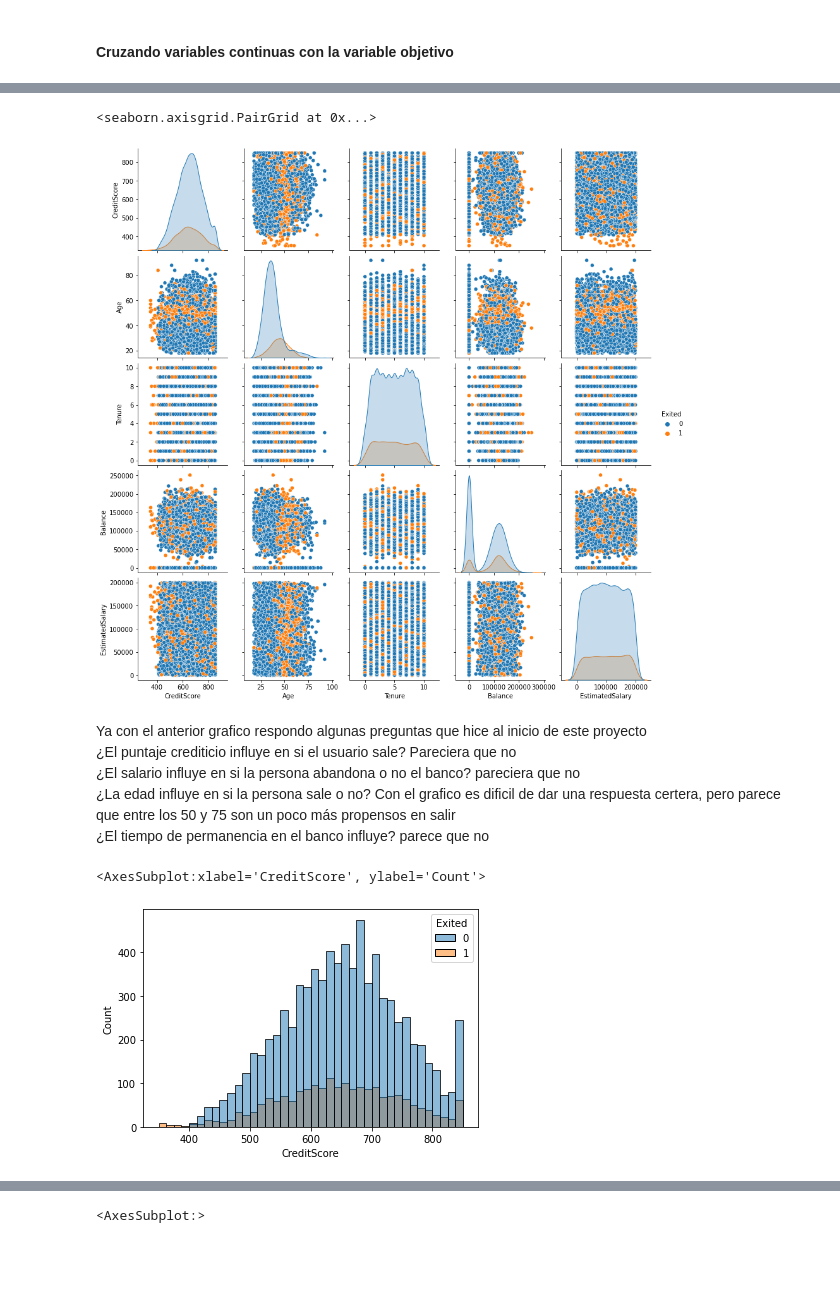
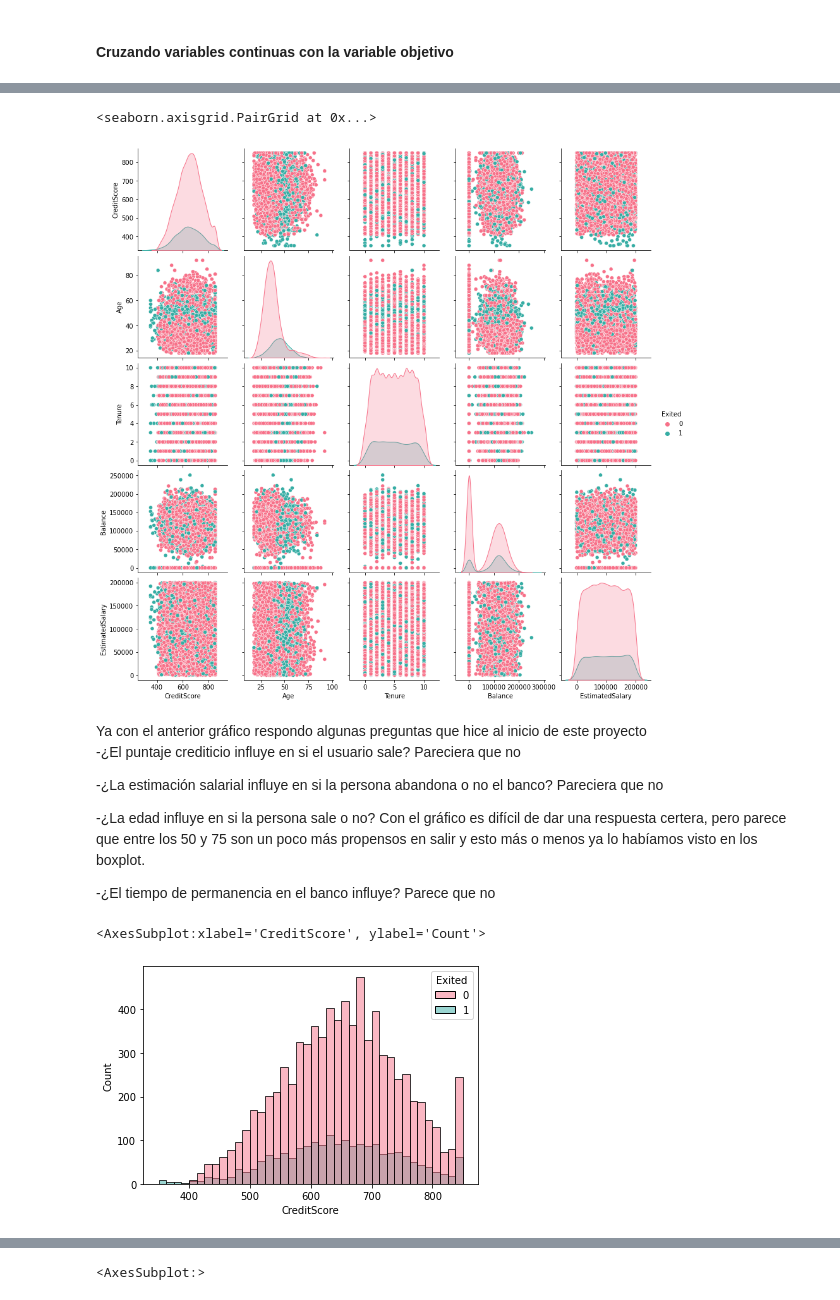
Before and after one commit to bserna13/Analisis-de-datos, a Jupyter notebook: Banco_permanencia.ipynb, the cells around one changed output, grey strips where cells are left out. Drawn from its saved outputs; the diff is of its cells as text; code cells hidden in the pictures; blank space fills up the shorter version.

```diff
--- a/Banco_permanencia.ipynb
+++ b/Banco_permanencia.ipynb
@@ -108,19 +146,22 @@ plt.show()
 datos['Exited'] = datos['Exited'].astype("int64")
 datos.select_dtypes(include=['float64','int64']).pipe(
 lambda df:
-sns.pairplot(data=df,hue='Exited')
+sns.pairplot(data=df,hue='Exited',palette = "husl")
 )
 # %% [output]
 <seaborn.axisgrid.PairGrid at 0x...>
-[figure, old version]
+[figure, new version]
 # %% [markdown]
-Ya con el anterior grafico respondo algunas preguntas que hice al inicio de este proyecto
-¿El puntaje crediticio influye en si el usuario sale? Pareciera que no
-¿El salario influye en si la persona abandona o no el banco? pareciera que no
-¿La edad influye en si la persona sale o no? Con el grafico es dificil de dar una respuesta certera, pero parece que entre los 50 y 75 son un poco más propensos en salir
-¿El tiempo de permanencia en el banco influye? parece que no
+Ya con el anterior gráfico respondo algunas preguntas que hice al inicio de este proyecto
+-¿El puntaje crediticio influye en si el usuario sale? Pareciera que no
+
+-¿La estimación salarial influye en si la persona abandona o no el banco? Pareciera que no
+
+-¿La edad influye en si la persona sale o no? Con el gráfico es difícil de dar una respuesta certera, pero parece que entre los 50 y 75 son un poco más propensos en salir y esto más o menos ya lo habíamos visto en los boxplot.
+
+-¿El tiempo de permanencia en el banco influye? Parece que no
 # %%
-sns.histplot(data=datos,x='CreditScore',hue='Exited',bins=40)
+sns.histplot(data=datos,x='CreditScore',hue='Exited',bins=40,palette = "husl")
 # %% [output]
 <AxesSubplot:xlabel='CreditScore', ylabel='Count'>
-[figure, old version]
+[figure, new version]
```
Also changed, not shown: parts of 19 cells of this notebook.
